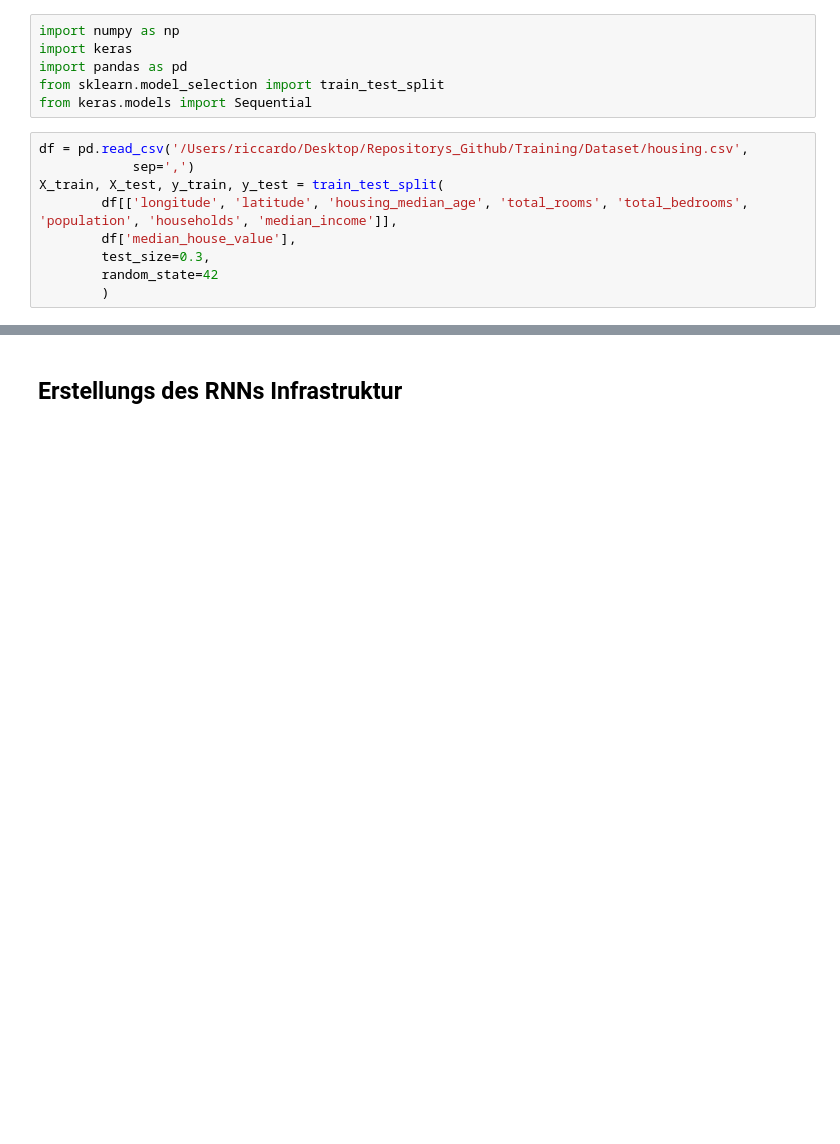
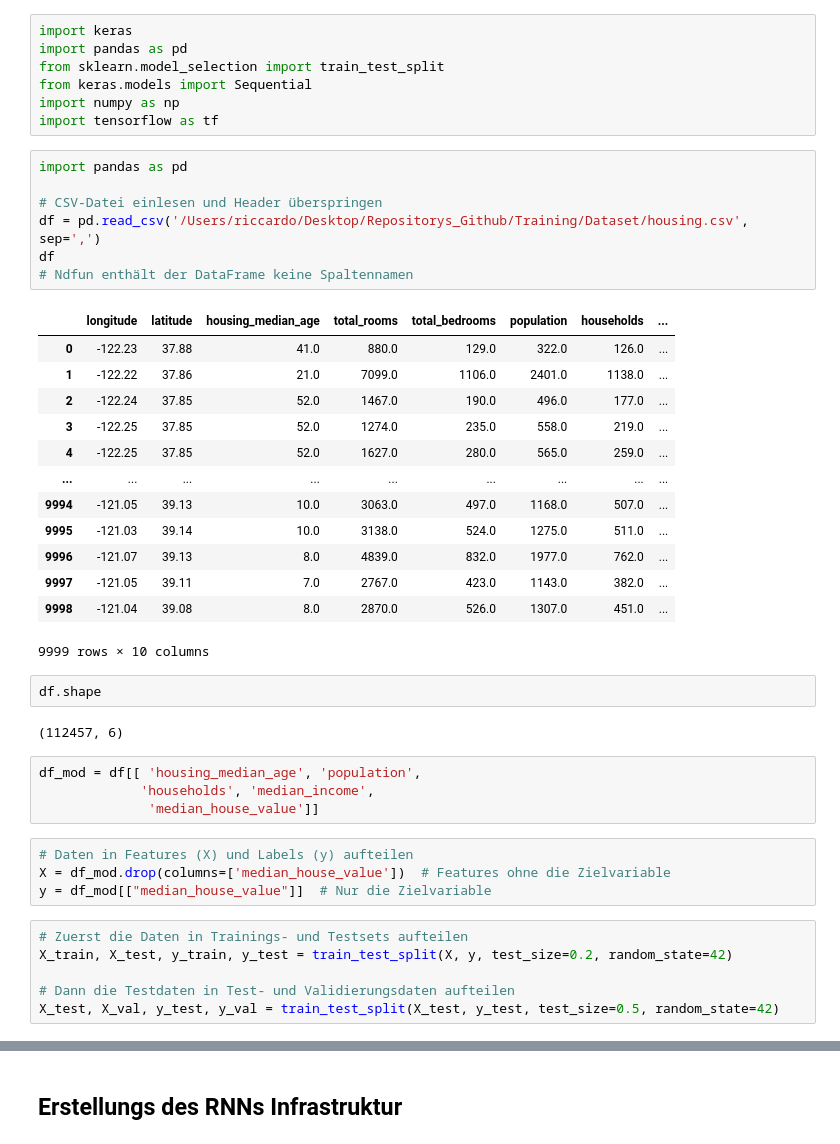
Before and after one commit to RiccardoDAndrea/Training, a Jupyter notebook: Scripts/Models/own_models.ipynb, the cells around one changed output, grey strips where cells are left out. Cells and saved outputs as stored; diff of their text form; blank space fills up the shorter version.

```diff
--- a/Scripts/Models/own_models.ipynb
+++ b/Scripts/Models/own_models.ipynb
@@ -1,18 +1,49 @@
 # %%
-import numpy as np
 import keras
 import pandas as pd
 from sklearn.model_selection import train_test_split
 from keras.models import Sequential
+import numpy as np
+import tensorflow as tf
-# %%
-df = pd.read_csv('/Users/riccardo/Desktop/Repositorys_Github/Training/Dataset/housing.csv',
-            sep=',')
-X_train, X_test, y_train, y_test = train_test_split(
-        df[['longitude', 'latitude', 'housing_median_age', 'total_rooms', 'total_bedrooms', 'population', 'households', 'median_income']],
-        df['median_house_value'],
-        test_size=0.3,
-        random_state=42
-        )
+# %%
+import pandas as pd
+
+# CSV-Datei einlesen und Header überspringen
+df = pd.read_csv('/Users/riccardo/Desktop/Repositorys_Github/Training/Dataset/housing.csv', sep=',')
+df
+# Ndfun enthält der DataFrame keine Spaltennamen
+# %% [output]
+|  | longitude | latitude | housing_median_age | total_rooms | total_bedrooms | population | households | ... |
+| 0 | -122.23 | 37.88 | 41.0 | 880.0 | 129.0 | 322.0 | 126.0 | ... |
+| 1 | -122.22 | 37.86 | 21.0 | 7099.0 | 1106.0 | 2401.0 | 1138.0 | ... |
+| 2 | -122.24 | 37.85 | 52.0 | 1467.0 | 190.0 | 496.0 | 177.0 | ... |
+| 3 | -122.25 | 37.85 | 52.0 | 1274.0 | 235.0 | 558.0 | 219.0 | ... |
+| 4 | -122.25 | 37.85 | 52.0 | 1627.0 | 280.0 | 565.0 | 259.0 | ... |
+| ... | ... | ... | ... | ... | ... | ... | ... | ... |
+| 9994 | -121.05 | 39.13 | 10.0 | 3063.0 | 497.0 | 1168.0 | 507.0 | ... |
+| 9995 | -121.03 | 39.14 | 10.0 | 3138.0 | 524.0 | 1275.0 | 511.0 | ... |
+| 9996 | -121.07 | 39.13 | 8.0 | 4839.0 | 832.0 | 1977.0 | 762.0 | ... |
+| 9997 | -121.05 | 39.11 | 7.0 | 2767.0 | 423.0 | 1143.0 | 382.0 | ... |
+| 9998 | -121.04 | 39.08 | 8.0 | 2870.0 | 526.0 | 1307.0 | 451.0 | ... |
+9999 rows × 10 columns
+# %%
+df.shape
+# %% [output]
+(112457, 6)
+# %%
+df_mod = df[[ 'housing_median_age', 'population',
+             'households', 'median_income',
+              'median_house_value']]
+# %%
+# Daten in Features (X) und Labels (y) aufteilen
+X = df_mod.drop(columns=['median_house_value'])  # Features ohne die Zielvariable
+y = df_mod[["median_house_value"]]  # Nur die Zielvariable
+# %%
+# Zuerst die Daten in Trainings- und Testsets aufteilen
+X_train, X_test, y_train, y_test = train_test_split(X, y, test_size=0.2, random_state=42)
+
+# Dann die Testdaten in Test- und Validierungsdaten aufteilen
+X_test, X_val, y_test, y_val = train_test_split(X_test, y_test, test_size=0.5, random_state=42)
 # %%
 print("Der X Test Datensatz besthet aus: ", X_train.shape, "Der Y Test Datensatz besthet aus: ", y_train.shape)
 print("Der X_test Datensatz besthet aus: ", X_test.shape,"Der y_test Datensatz besteht  aus: ", y_test.shape)
```
Also changed, not shown: parts of 10 cells of this notebook, 1 other file.
